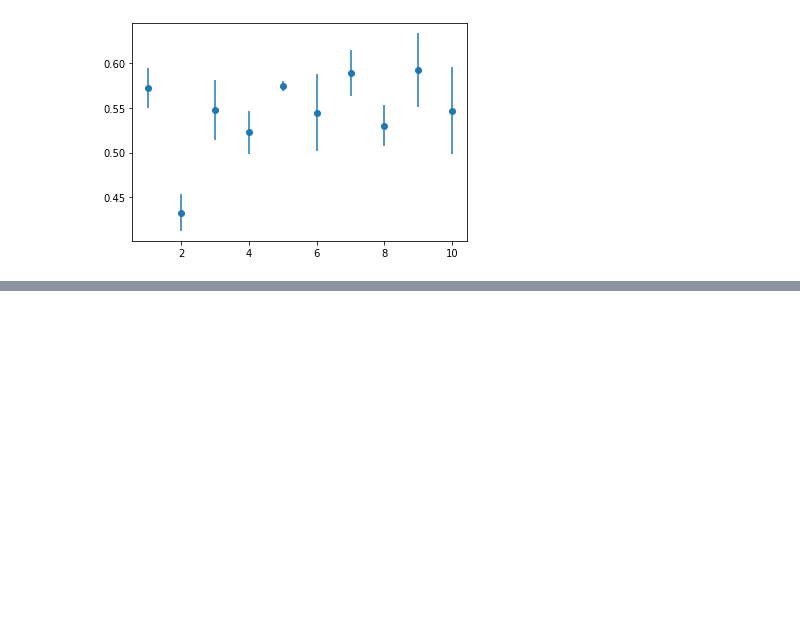
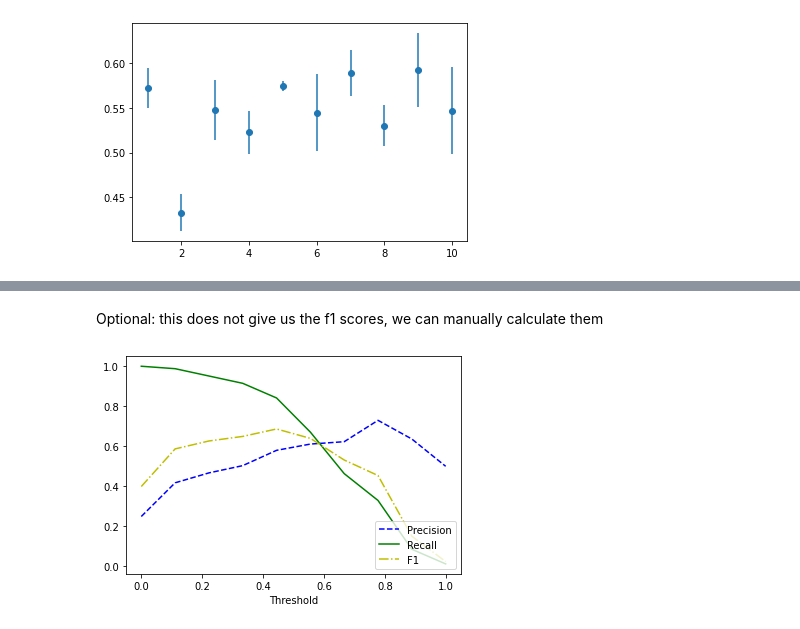
Before and after one commit to esciencecenter-digital-skills/SICSS-odissei-machine-learning, a Jupyter notebook: notebooks/4-CrossValidation.ipynb, the cells around one changed output, grey strips where cells are left out. Cells and saved outputs as stored; diff of their text form; code cells hidden in the pictures; blank space fills up the shorter version.

```diff
--- a/notebooks/4-CrossValidation.ipynb
+++ b/notebooks/4-CrossValidation.ipynb
@@ -108,0 +136,19 @@ Some machine learning models, such as Random Forests or Linear Regression, allow
+# %%
+y_scores = best_model.predict_proba(X_test)[:,1]
+precisions, recalls, thresholds = sklearn.metrics.precision_recall_curve(y_test, y_scores)
+# %% [markdown]
+Optional: this does not give us the f1 scores, we can manually calculate them
+# %%
+f1 = 2*(precisions*recalls)/(precisions+recalls)
+# %%
+import matplotlib.pyplot as plt
+plt.figure()
+plt.plot(thresholds, precisions[:-1], "b--", label="Precision")
+plt.plot(thresholds, recalls[:-1], "g-", label="Recall")
+plt.plot(thresholds, f1[:-1], "y-.", label="F1")
+plt.xlabel('Threshold')
+plt.legend()
+plt.legend(loc="lower right")
+plt.show()
+# %% [output]
+[figure, added]
```
Also changed, not shown: parts of 10 cells of this notebook.
